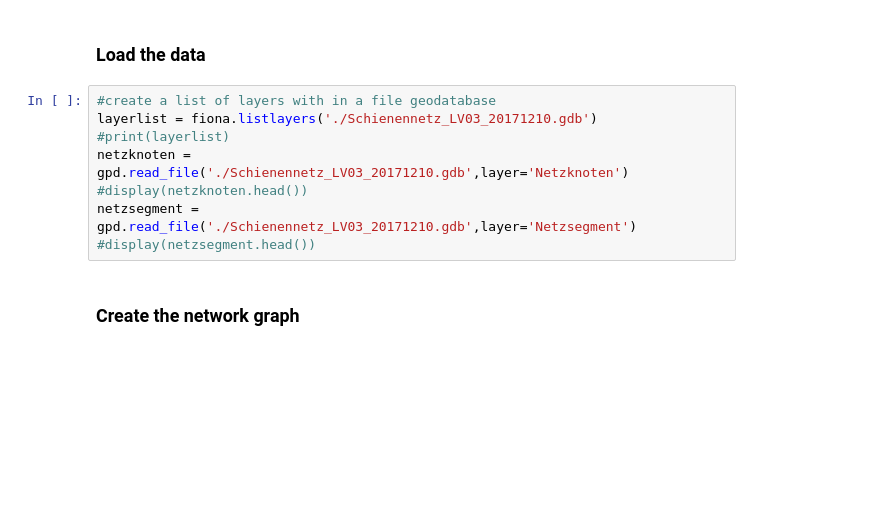
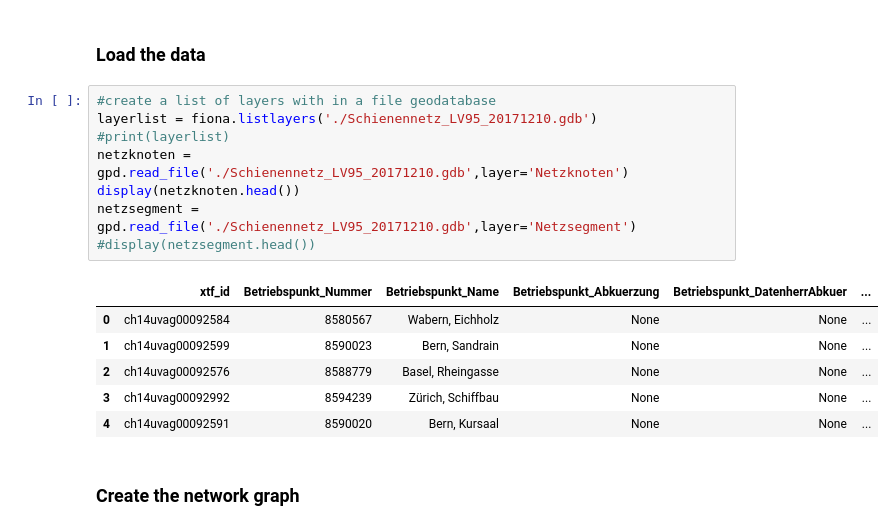
Before and after one commit to mathiasluethi/network-science-final-project, a Jupyter notebook: Network Science Final Project.ipynb, the cells around one changed output. Cells and saved outputs as stored; diff of their text form; blank space fills up the shorter version.

```diff
--- a/Network Science Final Project.ipynb
+++ b/Network Science Final Project.ipynb
@@ -12,12 +12,19 @@ import random
 ### Load the data
 # %%
 #create a list of layers with in a file geodatabase
-layerlist = fiona.listlayers('./Schienennetz_LV03_20171210.gdb')
+layerlist = fiona.listlayers('./Schienennetz_LV95_20171210.gdb')
 #print(layerlist)
-netzknoten = gpd.read_file('./Schienennetz_LV03_20171210.gdb',layer='Netzknoten')
-#display(netzknoten.head())
-netzsegment = gpd.read_file('./Schienennetz_LV03_20171210.gdb',layer='Netzsegment')
+netzknoten = gpd.read_file('./Schienennetz_LV95_20171210.gdb',layer='Netzknoten')
+display(netzknoten.head())
+netzsegment = gpd.read_file('./Schienennetz_LV95_20171210.gdb',layer='Netzsegment')
 #display(netzsegment.head())
+# %% [output]
+|  | xtf_id | Betriebspunkt_Nummer | Betriebspunkt_Name | Betriebspunkt_Abkuerzung | Betriebspunkt_DatenherrAbkuer | ... |
+| 0 | ch14uvag00092584 | 8580567 | Wabern, Eichholz | None | None | ... |
+| 1 | ch14uvag00092599 | 8590023 | Bern, Sandrain | None | None | ... |
+| 2 | ch14uvag00092576 | 8588779 | Basel, Rheingasse | None | None | ... |
+| 3 | ch14uvag00092992 | 8594239 | Zürich, Schiffbau | None | None | ... |
+| 4 | ch14uvag00092591 | 8590020 | Bern, Kursaal | None | None | ... |
 # %% [markdown]
 ### Create the network graph
 # %%
```
Also changed, not shown: parts of 4 cells of this notebook, 3 other files.
